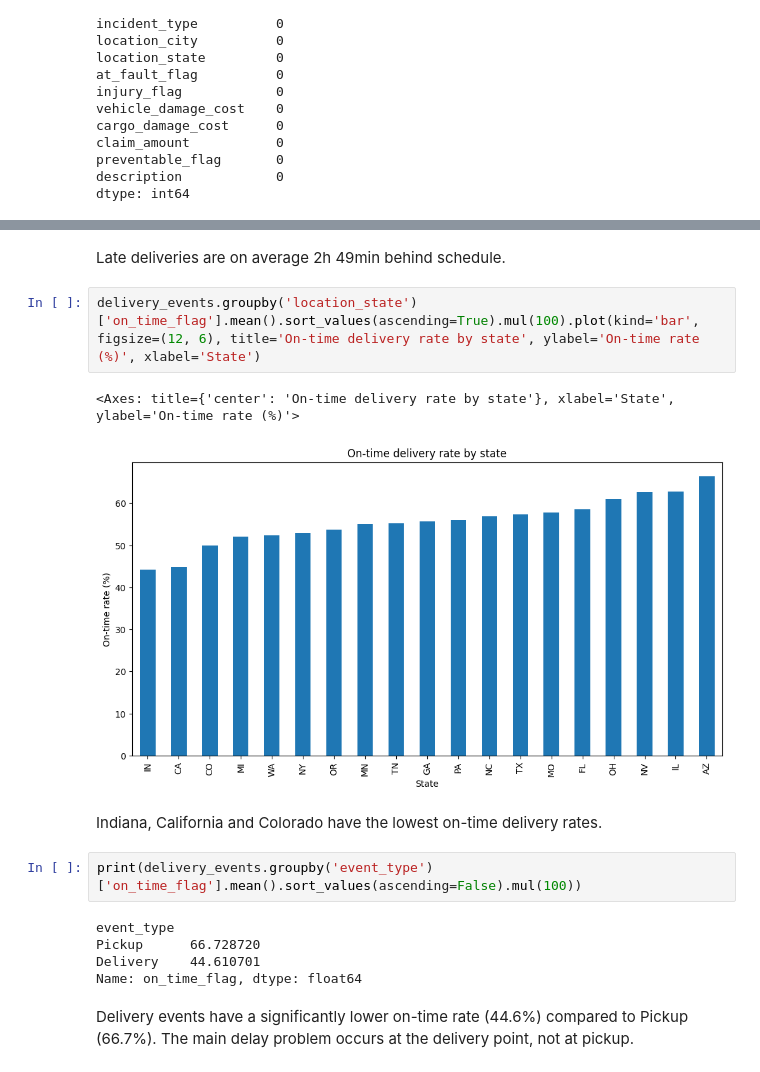
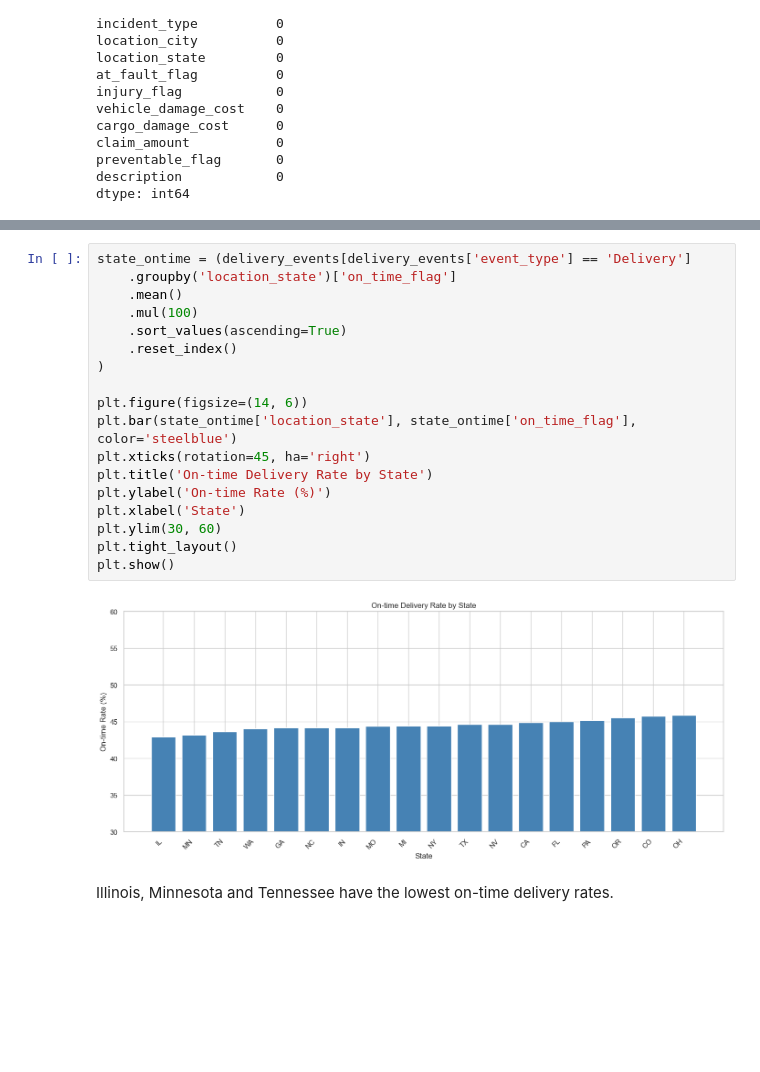
Before and after one commit to Karamanetss/trucking-operations-analytics, a Jupyter notebook: notebooks/eda_trucking.ipynb, the cells around one changed output, grey strips where cells are left out. Cells and saved outputs as stored; diff of their text form; blank space fills up the shorter version.

```diff
--- a/notebooks/eda_trucking.ipynb
+++ b/notebooks/eda_trucking.ipynb
@@ -319,22 +302,25 @@ Average delay for late deliveries: 0 days 02:49:18.013394
-# %% [markdown]
-Late deliveries are on average 2h 49min behind schedule.
 # %%
-delivery_events.groupby('location_state')['on_time_flag'].mean().sort_values(ascending=True).mul(100).plot(kind='bar', figsize=(12, 6), title='On-time delivery rate by state', ylabel='On-time rate (%)', xlabel='State')
+state_ontime = (delivery_events[delivery_events['event_type'] == 'Delivery']
+    .groupby('location_state')['on_time_flag']
+    .mean()
+    .mul(100)
+    .sort_values(ascending=True)
+    .reset_index()
+)
+
+plt.figure(figsize=(14, 6))
+plt.bar(state_ontime['location_state'], state_ontime['on_time_flag'], color='steelblue')
+plt.xticks(rotation=45, ha='right')
+plt.title('On-time Delivery Rate by State')
+plt.ylabel('On-time Rate (%)')
+plt.xlabel('State')
+plt.ylim(30, 60)
+plt.tight_layout()
+plt.show()
 # %% [output]
-<Axes: title={'center': 'On-time delivery rate by state'}, xlabel='State', ylabel='On-time rate (%)'>
-[figure, old version]
+[figure, new version]
 # %% [markdown]
-Indiana, California and Colorado have the lowest on-time delivery rates.
+Illinois, Minnesota and Tennessee have the lowest on-time delivery rates.
-# %%
-print(delivery_events.groupby('event_type')['on_time_flag'].mean().sort_values(ascending=False).mul(100))
-# %% [output]
-event_type
-Pickup      66.728720
-Delivery    44.610701
-Name: on_time_flag, dtype: float64
-# %% [markdown]
-Delivery events have a significantly lower on-time rate (44.6%) compared to Pickup (66.7%).
-The main delay problem occurs at the delivery point, not at pickup.
 # %%
 print(delivery_events.groupby('on_time_flag')['detention_minutes'].mean())
 # %% [output]
```
Also changed, not shown: parts of 11 cells of this notebook.
